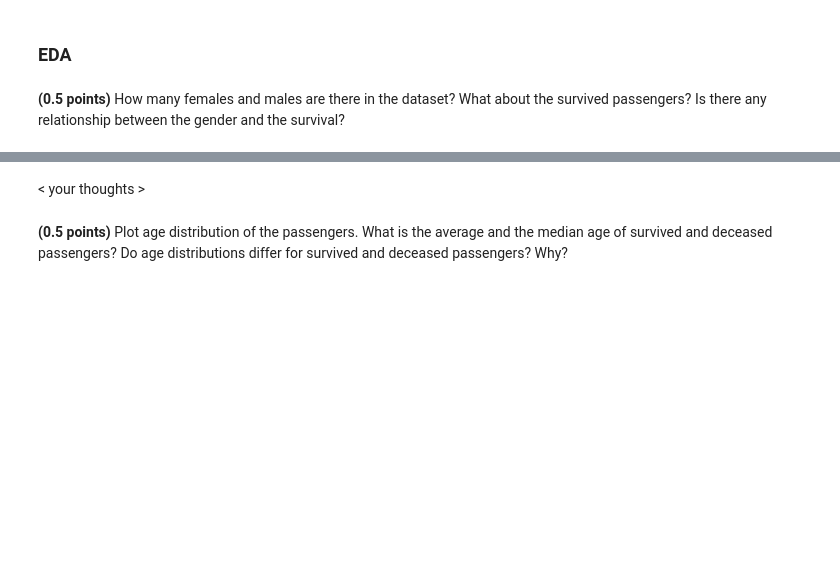
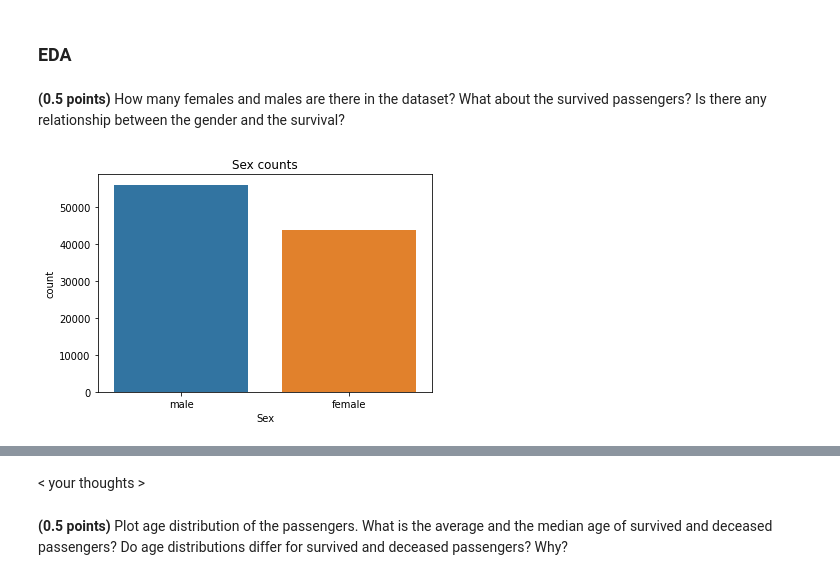
Before and after one commit to zappaz00/5_classification_linear_knn, a Jupyter notebook: hw_classification.ipynb, the cells around one changed output, grey strips where cells are left out. Drawn from its saved outputs; the diff is of its cells as text; code cells hidden in the pictures; blank space fills up the shorter version.

```diff
--- a/hw_classification.ipynb
+++ b/hw_classification.ipynb
@@ -505,0 +504,5 @@ data.head()
+# %%
+sns.countplot(data=data, x='Sex')
+plt.title('Sex counts');
+# %% [output]
+[figure, added]
```
Also changed, not shown: parts of 5 cells of this notebook.
